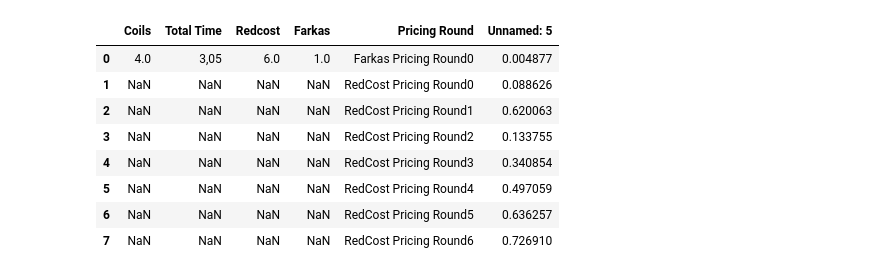
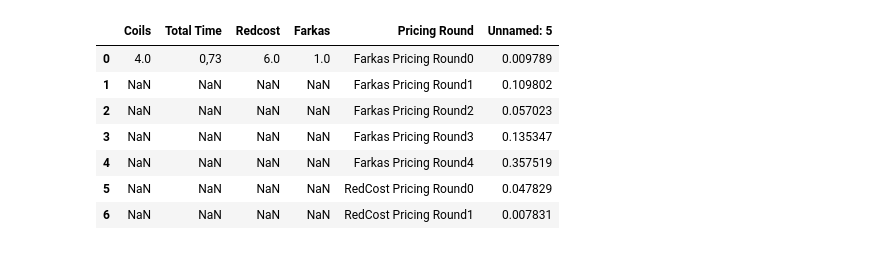
Before and after one commit to glanch/PHALS-CGBP, a Jupyter notebook: testing/results_timelimit_3000s/pricing_iterations/graphik_1.ipynb, the cells around one changed output. Cells and saved outputs as stored; diff of their text form; code cells hidden in the pictures.

```diff
--- a/testing/results_timelimit_3000s/pricing_iterations/graphik_1.ipynb
+++ b/testing/results_timelimit_3000s/pricing_iterations/graphik_1.ipynb
@@ -6,16 +19,15 @@ import matplotlib.pyplot as plt
 # %%
 name1= "PR_Ins4_E_F.csv"
 data1=pd.read_csv(name1)
 name2= "PR_Ins4_E_A.csv"
 data2=pd.read_csv(name2)
-data2
+data1
 # %% [output]
 |  | Coils | Total Time | Redcost | Farkas | Pricing Round | Unnamed: 5 |
-| 0 | 4.0 | 3,05 | 6.0 | 1.0 | Farkas Pricing Round0 | 0.004877 |
-| 1 | NaN | NaN | NaN | NaN | RedCost Pricing Round0 | 0.088626 |
-| 2 | NaN | NaN | NaN | NaN | RedCost Pricing Round1 | 0.620063 |
-| 3 | NaN | NaN | NaN | NaN | RedCost Pricing Round2 | 0.133755 |
-| 4 | NaN | NaN | NaN | NaN | RedCost Pricing Round3 | 0.340854 |
-| 5 | NaN | NaN | NaN | NaN | RedCost Pricing Round4 | 0.497059 |
-| 6 | NaN | NaN | NaN | NaN | RedCost Pricing Round5 | 0.636257 |
-| 7 | NaN | NaN | NaN | NaN | RedCost Pricing Round6 | 0.726910 |
+| 0 | 4.0 | 0,73 | 6.0 | 1.0 | Farkas Pricing Round0 | 0.009789 |
+| 1 | NaN | NaN | NaN | NaN | Farkas Pricing Round1 | 0.109802 |
+| 2 | NaN | NaN | NaN | NaN | Farkas Pricing Round2 | 0.057023 |
+| 3 | NaN | NaN | NaN | NaN | Farkas Pricing Round3 | 0.135347 |
+| 4 | NaN | NaN | NaN | NaN | Farkas Pricing Round4 | 0.357519 |
+| 5 | NaN | NaN | NaN | NaN | RedCost Pricing Round0 | 0.047829 |
+| 6 | NaN | NaN | NaN | NaN | RedCost Pricing Round1 | 0.007831 |
```
Also changed, not shown: parts of 15 cells of this notebook, 2 other files.
